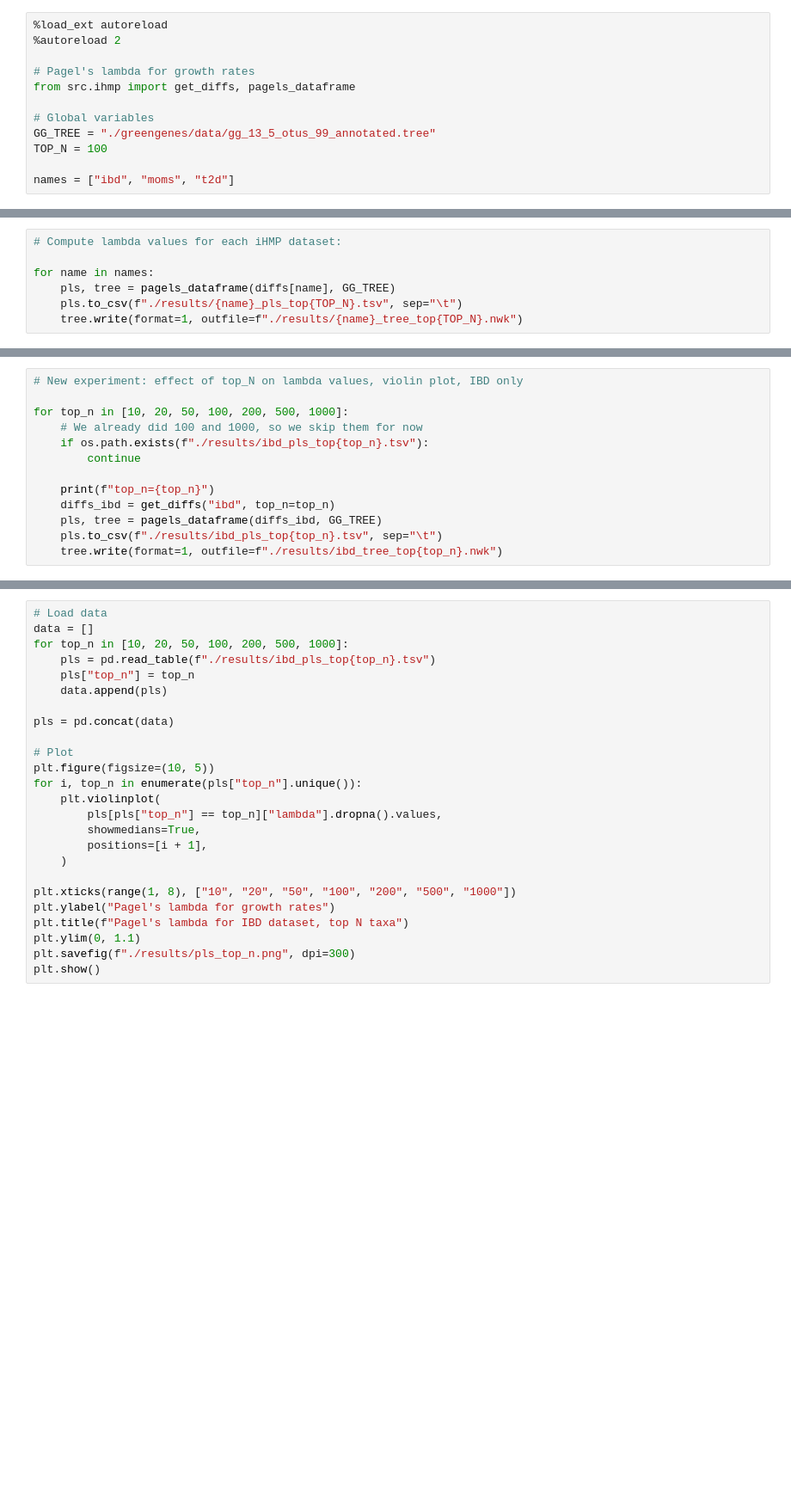
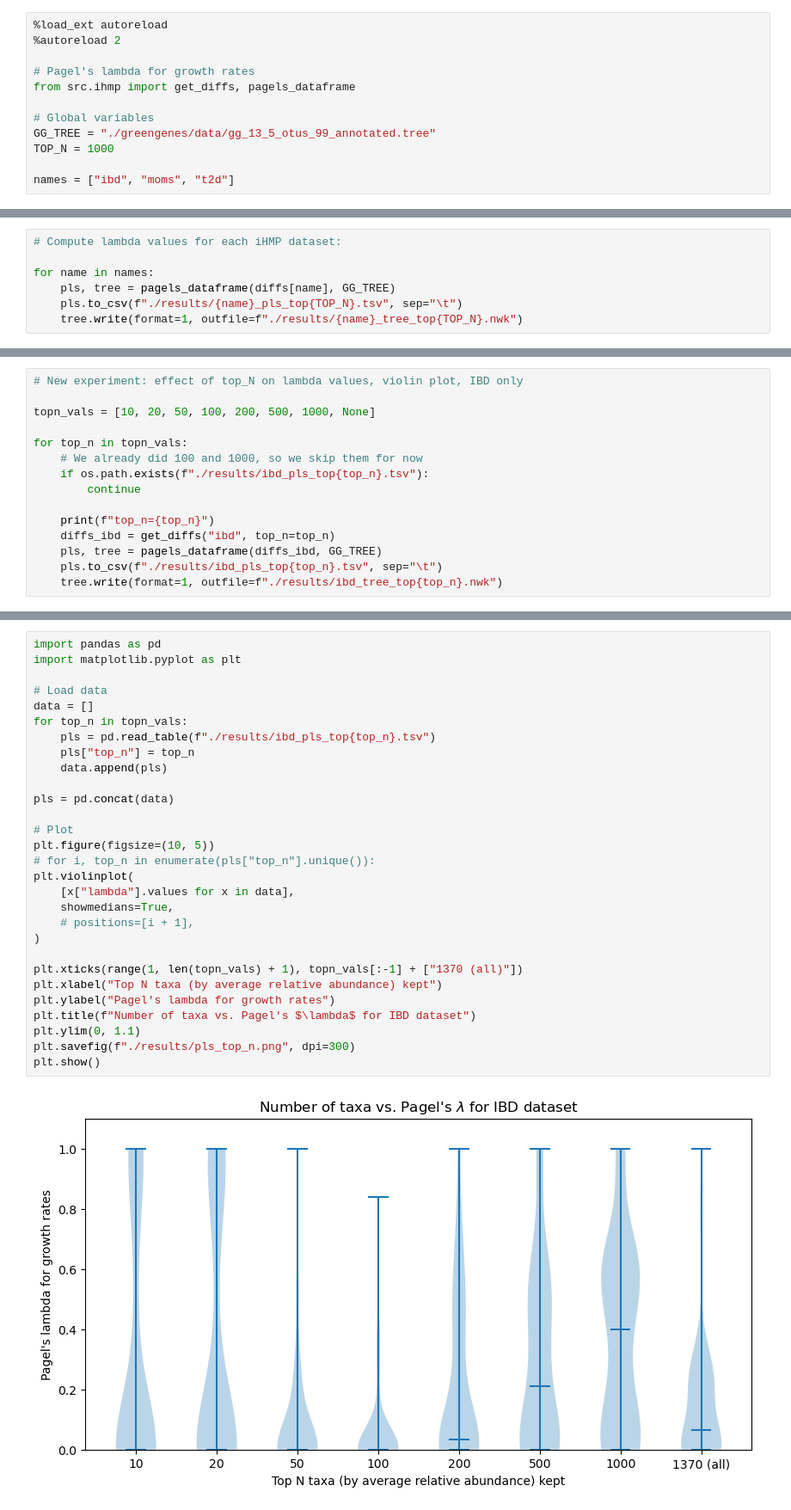
Before and after one commit to pchlenski/phylosig, a Jupyter notebook: 03_empirical.ipynb, the cells around one changed output, grey strips where cells are left out. Shown at 86% size. Saved outputs shown, nothing was run; the diff lists cells and outputs as text; blank space fills up the shorter version.

Commit message:
Include relative abundances

```diff
--- a/03_empirical.ipynb
+++ b/03_empirical.ipynb
@@ -7,6 +7,6 @@ from src.ihmp import get_diffs, pagels_dataframe
 
 # Global variables
 GG_TREE = "./greengenes/data/gg_13_5_otus_99_annotated.tree"
-TOP_N = 100
+TOP_N = 1000
 
 names = ["ibd", "moms", "t2d"]
@@ -83,7 +86,9 @@ plt.show()
 # %%
 # New experiment: effect of top_N on lambda values, violin plot, IBD only
 
-for top_n in [10, 20, 50, 100, 200, 500, 1000]:
+topn_vals = [10, 20, 50, 100, 200, 500, 1000, None]
+
+for top_n in topn_vals:
     # We already did 100 and 1000, so we skip them for now
     if os.path.exists(f"./results/ibd_pls_top{top_n}.tsv"):
         continue
@@ -102,25 +103,31 @@ top_n=500
 # %%
+import pandas as pd
+import matplotlib.pyplot as plt
+
 # Load data
 data = []
-for top_n in [10, 20, 50, 100, 200, 500, 1000]:
+for top_n in topn_vals:
     pls = pd.read_table(f"./results/ibd_pls_top{top_n}.tsv")
     pls["top_n"] = top_n
     data.append(pls)
 
 pls = pd.concat(data)
 
 # Plot
 plt.figure(figsize=(10, 5))
-for i, top_n in enumerate(pls["top_n"].unique()):
-    plt.violinplot(
-        pls[pls["top_n"] == top_n]["lambda"].dropna().values,
-        showmedians=True,
-        positions=[i + 1],
-    )
+# for i, top_n in enumerate(pls["top_n"].unique()):
+plt.violinplot(
+    [x["lambda"].values for x in data],
+    showmedians=True,
+    # positions=[i + 1],
+)
 
-plt.xticks(range(1, 8), ["10", "20", "50", "100", "200", "500", "1000"])
+plt.xticks(range(1, len(topn_vals) + 1), topn_vals[:-1] + ["1370 (all)"])
+plt.xlabel("Top N taxa (by average relative abundance) kept")
 plt.ylabel("Pagel's lambda for growth rates")
-plt.title(f"Pagel's lambda for IBD dataset, top N taxa")
+plt.title(f"Number of taxa vs. Pagel's $\lambda$ for IBD dataset")
 plt.ylim(0, 1.1)
 plt.savefig(f"./results/pls_top_n.png", dpi=300)
 plt.show()
+# %% [output]
+[figure, added]
```
Also changed, not shown: parts of 4 cells of this notebook, 16 other files.
